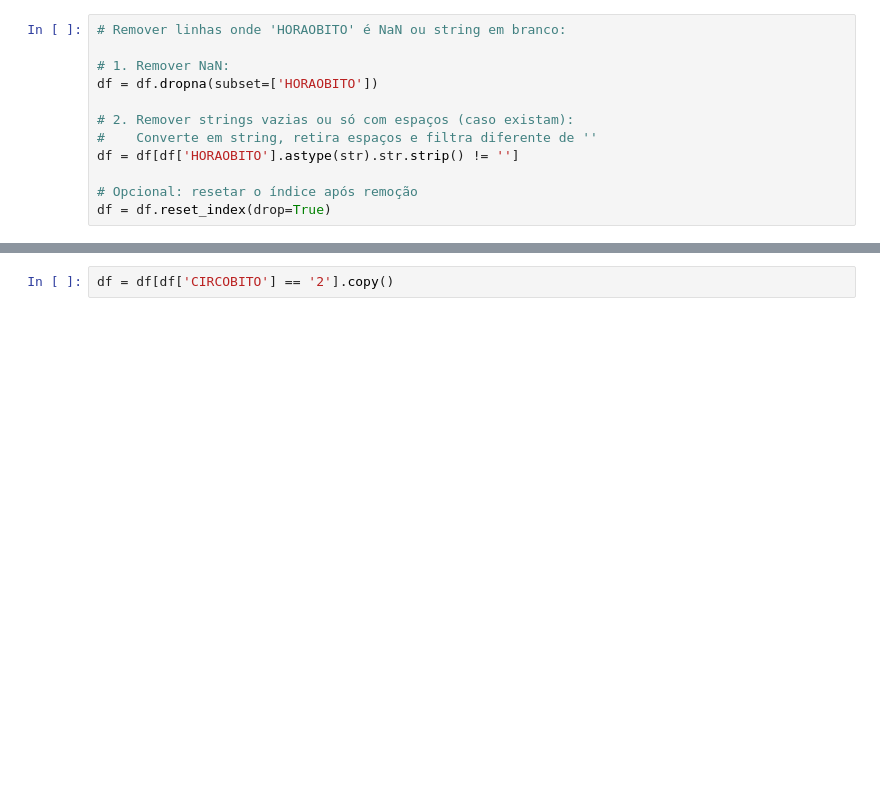
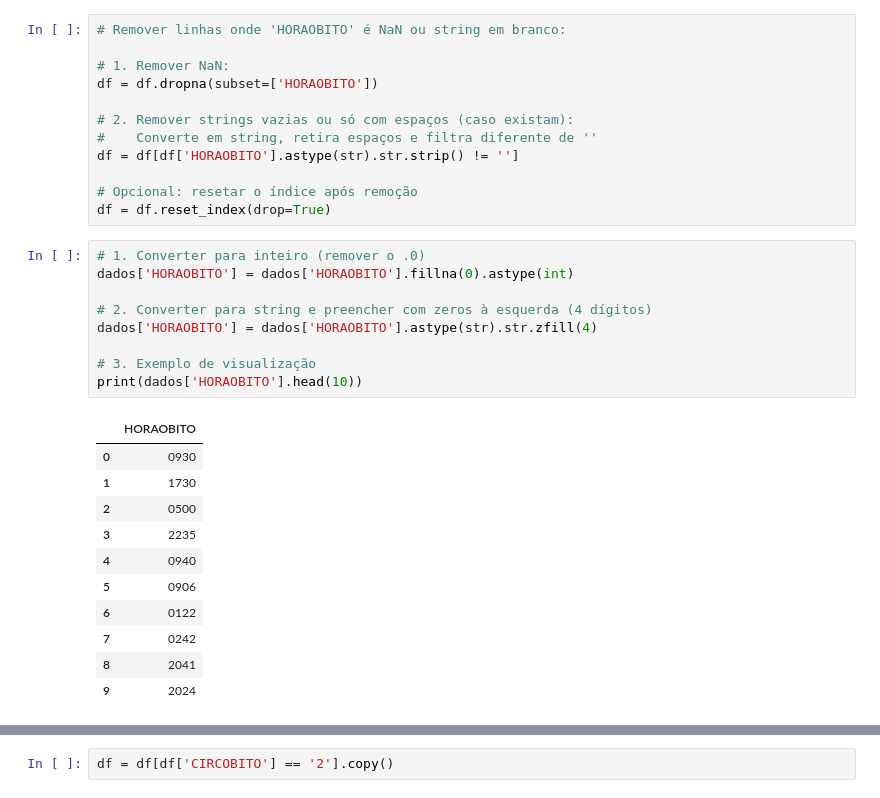
Before and after one commit to kauebr/Projeto-Turing, a Jupyter notebook: Codigos/Análise Explorátoria v001.ipynb, the cells around one changed output, grey strips where cells are left out. Drawn from its saved outputs; the diff is of its cells as text; blank space fills up the shorter version.

```diff
--- a/Codigos/Análise Explorátoria v001.ipynb
+++ b/Codigos/Análise Explorátoria v001.ipynb
@@ -212,3 +139,24 @@ df = df[df['HORAOBITO'].astype(str).str.strip() != '']
 
 # Opcional: resetar o índice após remoção
 df = df.reset_index(drop=True)
+# %%
+# 1. Converter para inteiro (remover o .0)
+dados['HORAOBITO'] = dados['HORAOBITO'].fillna(0).astype(int)
+
+# 2. Converter para string e preencher com zeros à esquerda (4 dígitos)
+dados['HORAOBITO'] = dados['HORAOBITO'].astype(str).str.zfill(4)
+
+# 3. Exemplo de visualização
+print(dados['HORAOBITO'].head(10))
+# %% [output]
+|  | HORAOBITO |
+| 0 | 0930 |
+| 1 | 1730 |
+| 2 | 0500 |
+| 3 | 2235 |
+| 4 | 0940 |
+| 5 | 0906 |
+| 6 | 0122 |
+| 7 | 0242 |
+| 8 | 2041 |
+| 9 | 2024 |
```
Also changed, not shown: parts of 14 cells of this notebook.
